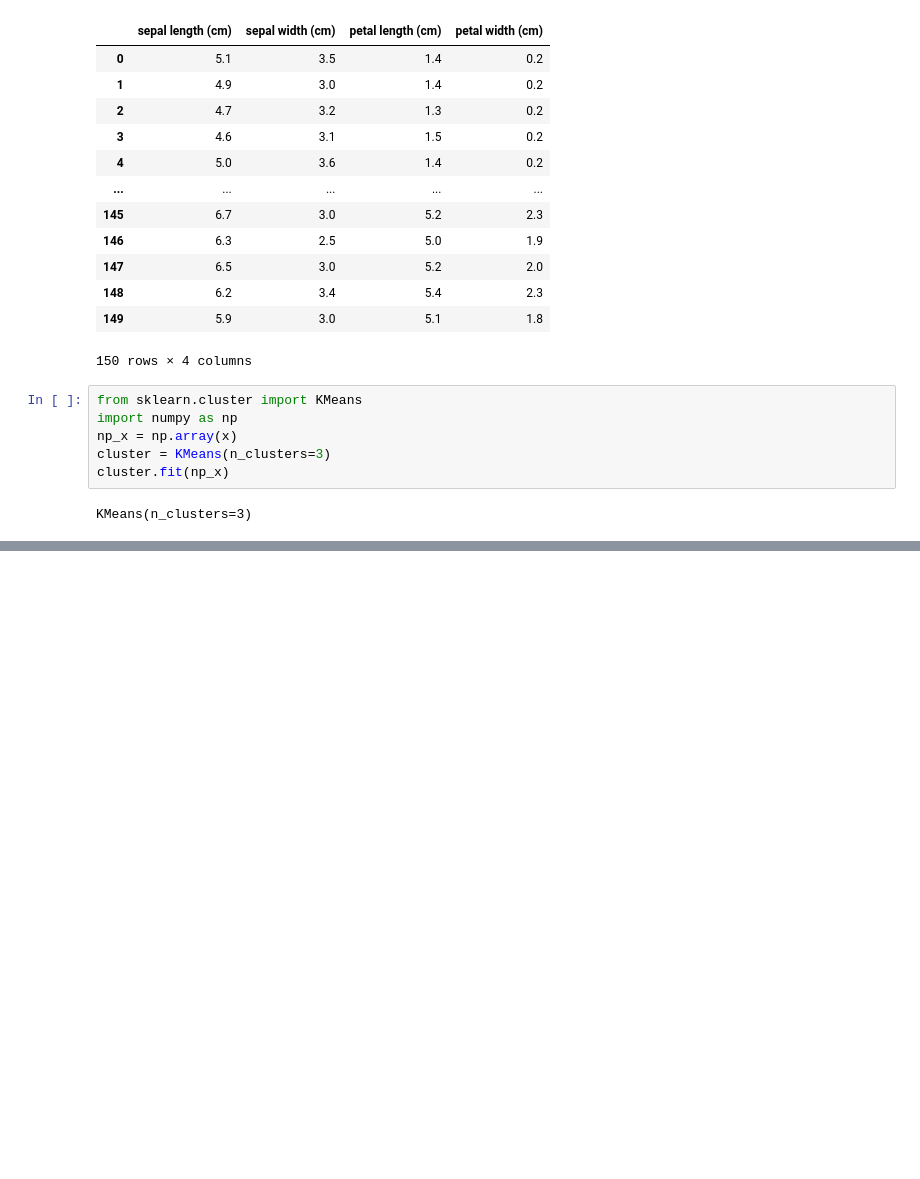
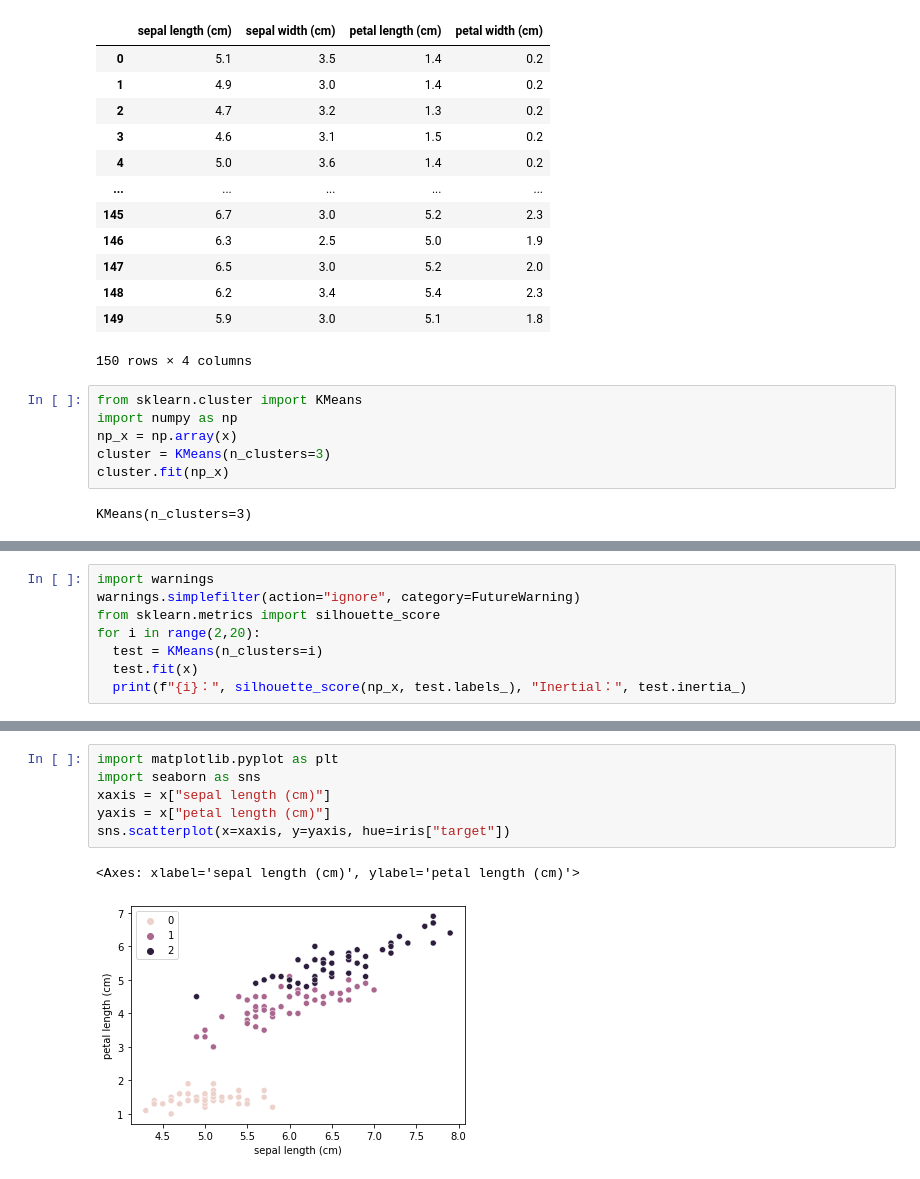
Before and after one commit to EasonChen78/machine_learning, a Jupyter notebook: 20230320_Cluster.ipynb, the cells around one changed output, grey strips where cells are left out. Saved outputs shown, nothing was run; the diff lists cells and outputs as text; blank space fills up the shorter version.

```diff
--- a/20230320_Cluster.ipynb
+++ b/20230320_Cluster.ipynb
@@ -66,0 +67,8 @@ array([1, 1, 1, 1, 1, 1, 1, 1, 1, 1, 1, 1, 1, 1, 1, 1, 1, 1, 1, 1, 1, 1,
+# %%
+import warnings
+warnings.simplefilter(action="ignore", category=FutureWarning)
+from sklearn.metrics import silhouette_score
+for i in range(2,20):
+  test = KMeans(n_clusters=i)
+  test.fit(x)
+  print(f"{i}：", silhouette_score(np_x, test.labels_), "Inertial：", test.inertia_)
@@ -66,0 +94,9 @@ array([1, 1, 1, 1, 1, 1, 1, 1, 1, 1, 1, 1, 1, 1, 1, 1, 1, 1, 1, 1, 1, 1,
+# %%
+import matplotlib.pyplot as plt
+import seaborn as sns
+xaxis = x["sepal length (cm)"]
+yaxis = x["petal length (cm)"]
+sns.scatterplot(x=xaxis, y=yaxis, hue=iris["target"])
+# %% [output]
+<Axes: xlabel='sepal length (cm)', ylabel='petal length (cm)'>
+[figure, added]
```
Also changed, not shown: parts of 3 cells of this notebook.
